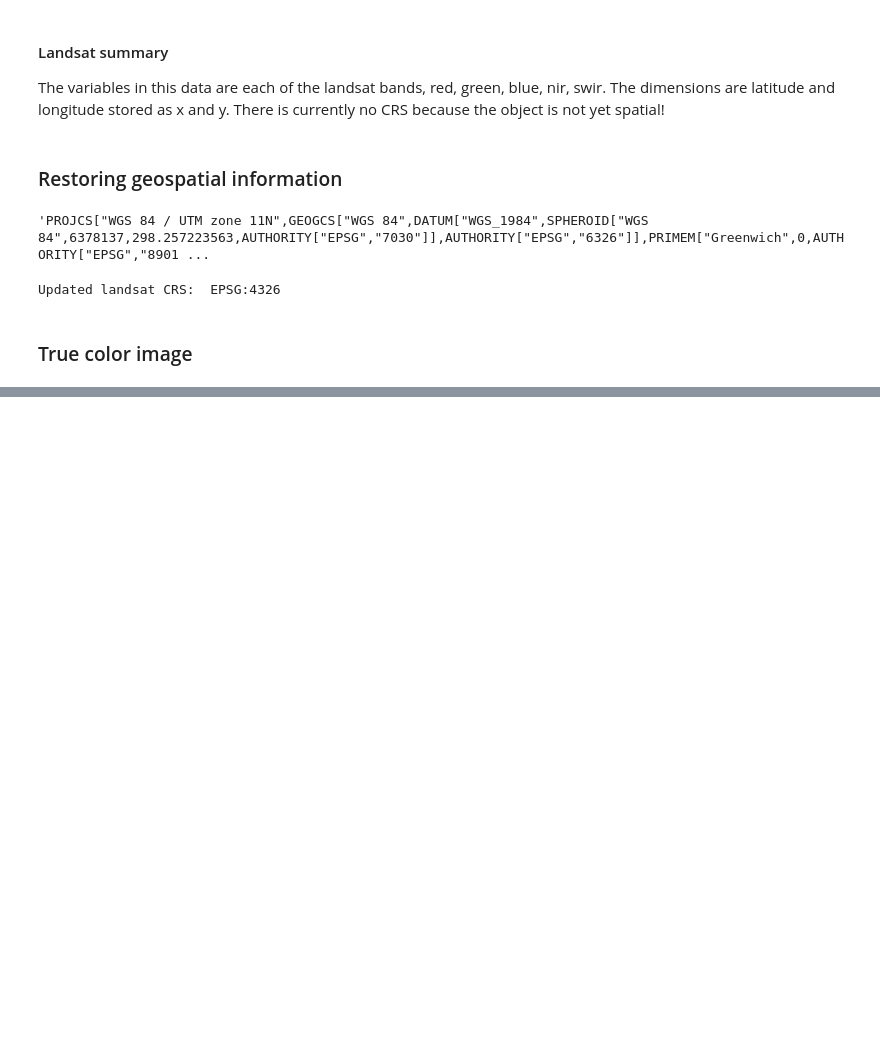
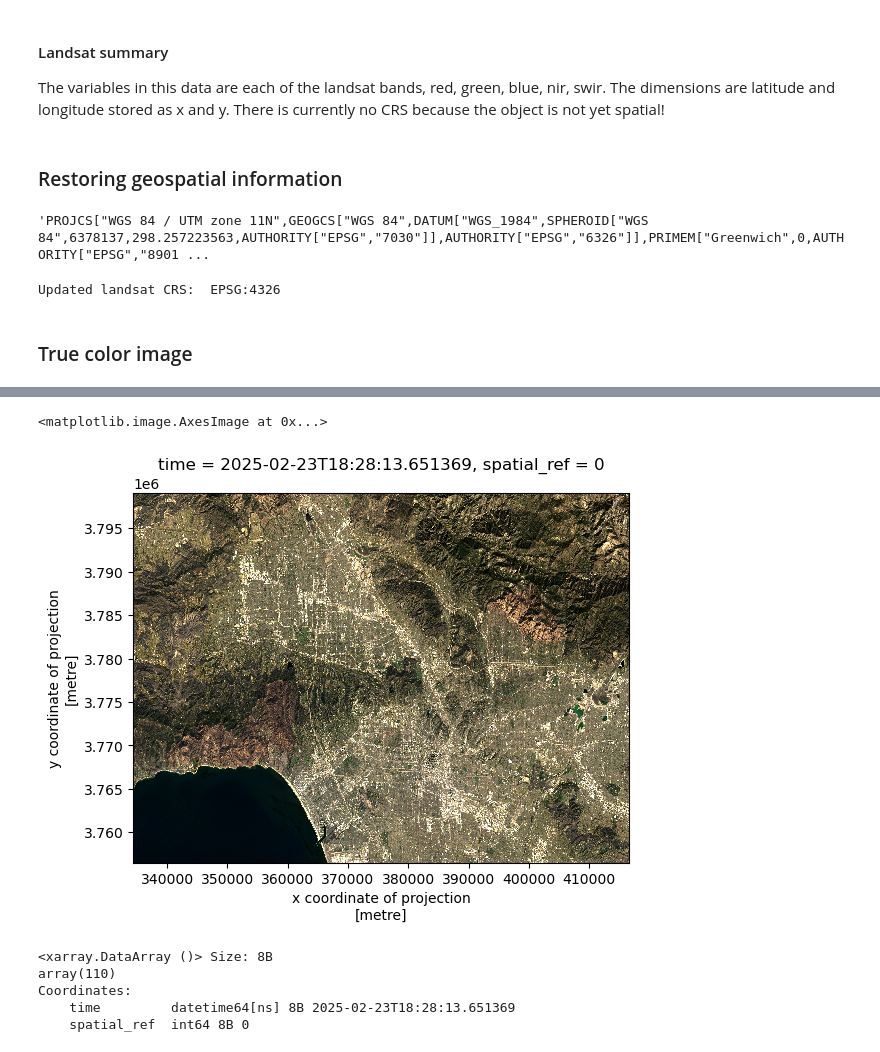
Before and after one commit to michaeladennis/eds220-hwk4, a Jupyter notebook: hwk4-task2-false-color-Dennis.ipynb, the cells around one changed output, grey strips where cells are left out. Drawn from its saved outputs; the diff is of its cells as text; code cells hidden in the pictures; blank space fills up the shorter version.

```diff
--- a/hwk4-task2-false-color-Dennis.ipynb
+++ b/hwk4-task2-false-color-Dennis.ipynb
@@ -139,0 +148,13 @@ Updated landsat CRS:  EPSG:4326
+# %%
+landsat_array.plot.imshow(robust=True)
+# %% [output]
+<matplotlib.image.AxesImage at 0x...>
+[figure, added]
+# %%
+np.isnan(landsat_array).sum()
+# %% [output]
+<xarray.DataArray ()> Size: 8B
+array(110)
+Coordinates:
+    time         datetime64[ns] 8B 2025-02-23T18:28:13.651369
+    spatial_ref  int64 8B 0
```
Also changed, not shown: parts of 8 cells of this notebook.
